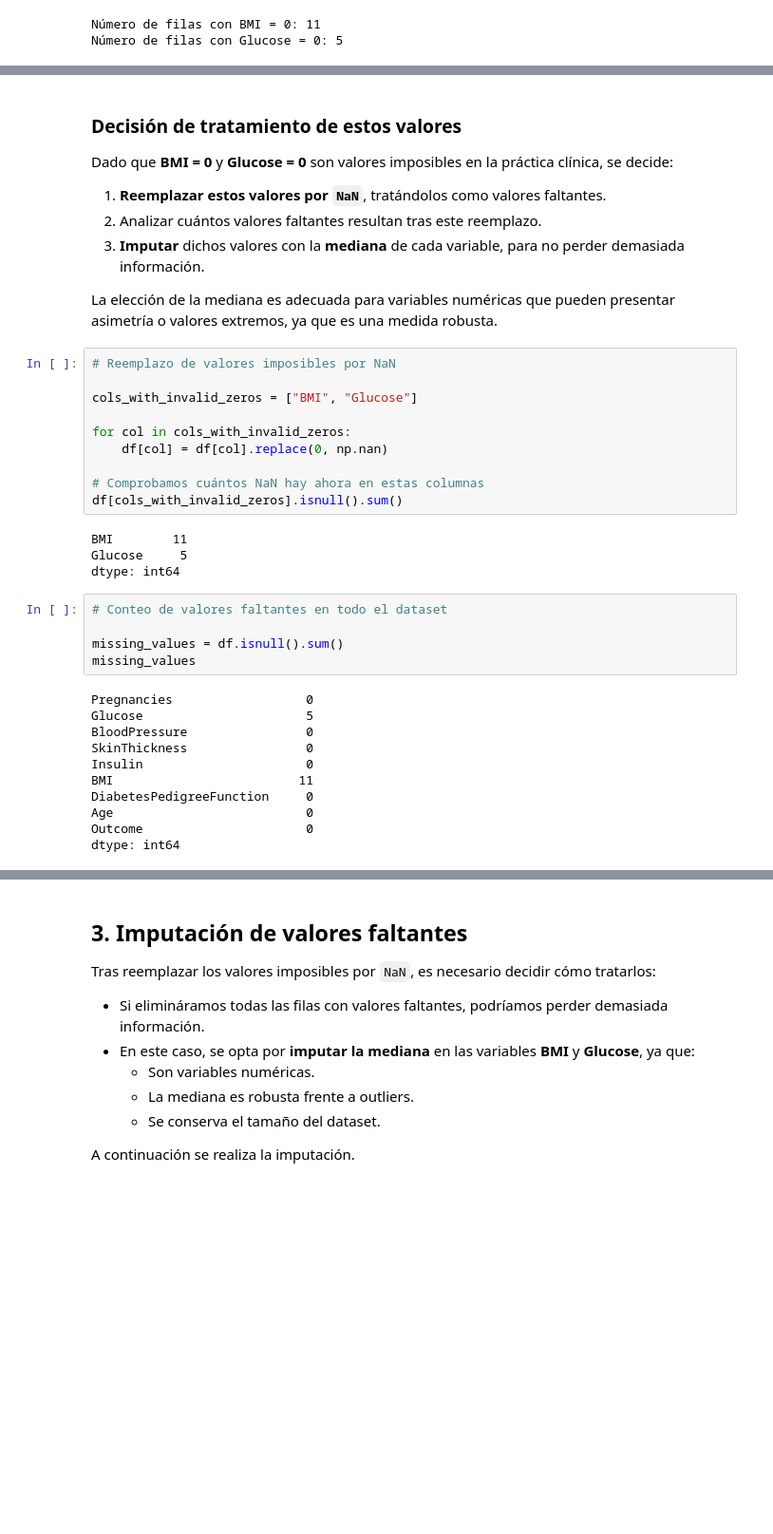
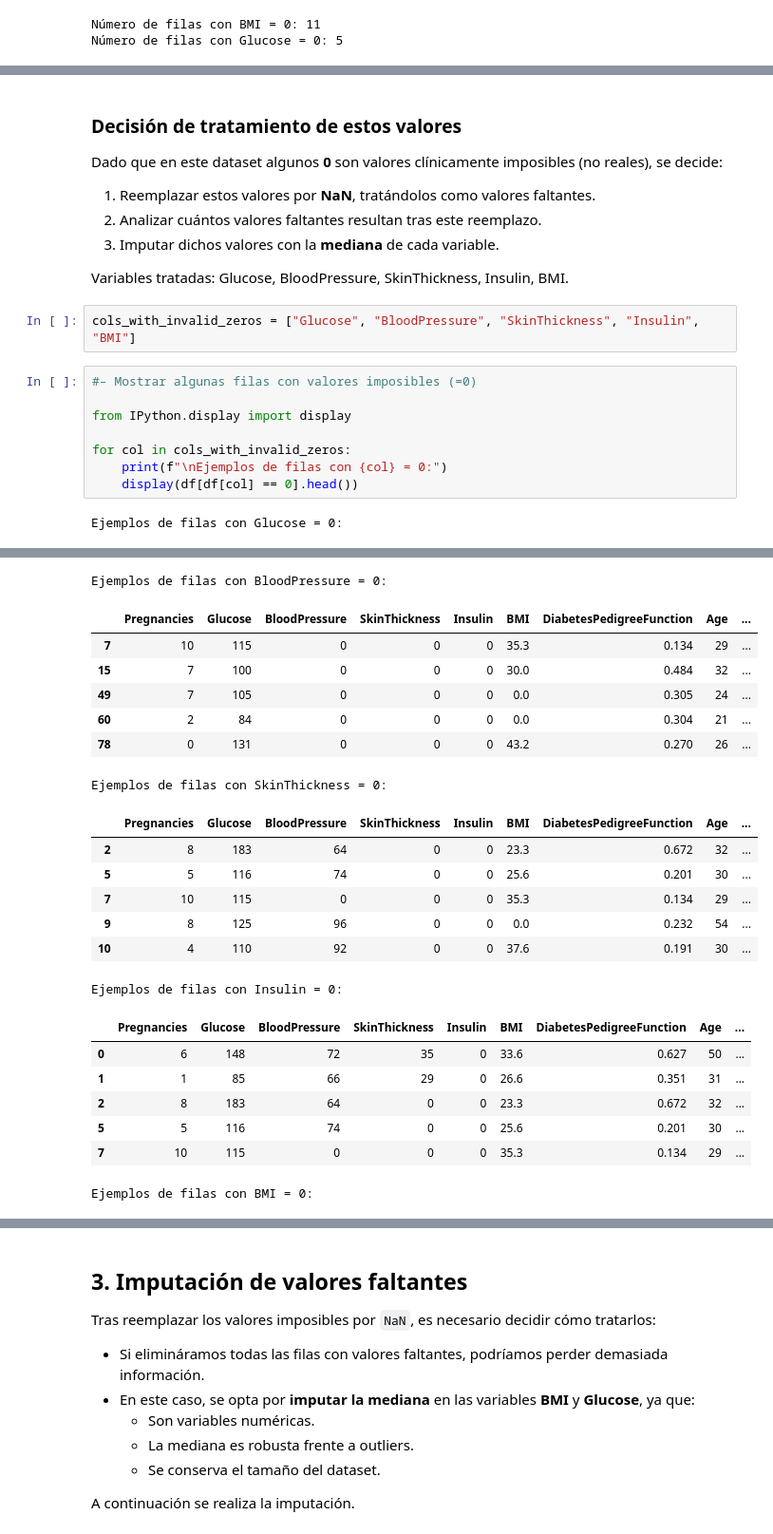
Before and after one commit to 4GeeksAcademy/dori1888-intro-ml, a Jupyter notebook: src/04-decission-tree.ipynb, the cells around one changed output, grey strips where cells are left out. Shown at 95% size. Cells and saved outputs as stored; diff of their text form; blank space fills up the shorter version.

```diff
--- a/src/04-decission-tree.ipynb
+++ b/src/04-decission-tree.ipynb
@@ -114,40 +117,22 @@ Ejemplos de filas con Glucose = 0:
 # %% [markdown]
 ### Decisión de tratamiento de estos valores
 
-Dado que **BMI = 0** y **Glucose = 0** son valores imposibles en la práctica clínica, se decide:
+Dado que en este dataset algunos **0** son valores clínicamente imposibles (no reales), se decide:
 
-1. **Reemplazar estos valores por `NaN`**, tratándolos como valores faltantes.
+1. Reemplazar estos valores por **NaN**, tratándolos como valores faltantes.
 2. Analizar cuántos valores faltantes resultan tras este reemplazo.
-3. **Imputar** dichos valores con la **mediana** de cada variable, para no perder demasiada información.
+3. Imputar dichos valores con la **mediana** de cada variable.
 
-La elección de la mediana es adecuada para variables numéricas que pueden presentar asimetría o valores extremos, ya que es una medida robusta.
+Variables tratadas: Glucose, BloodPressure, SkinThickness, Insulin, BMI.
-# %%
-# Reemplazo de valores imposibles por NaN
-
-cols_with_invalid_zeros = ["BMI", "Glucose"]
-
-for col in cols_with_invalid_zeros:
-    df[col] = df[col].replace(0, np.nan)
-
-# Comprobamos cuántos NaN hay ahora en estas columnas
-df[cols_with_invalid_zeros].isnull().sum()
-# %% [output]
-BMI        11
-Glucose     5
-dtype: int64
-# %%
-# Conteo de valores faltantes en todo el dataset
-
-missing_values = df.isnull().sum()
-missing_values
-# %% [output]
-Pregnancies                  0
-Glucose                      5
-BloodPressure                0
-SkinThickness                0
-Insulin                      0
-BMI                         11
-DiabetesPedigreeFunction     0
-Age                          0
-Outcome                      0
-dtype: int64
+# %%
+cols_with_invalid_zeros = ["Glucose", "BloodPressure", "SkinThickness", "Insulin", "BMI"]
+# %%
+#– Mostrar algunas filas con valores imposibles (=0)
+
+from IPython.display import display
+
+for col in cols_with_invalid_zeros:
+    print(f"\nEjemplos de filas con {col} = 0:")
+    display(df[df[col] == 0].head())
+# %% [output]
+Ejemplos de filas con Glucose = 0:
@@ -153,0 +145,22 @@ dtype: int64
+Ejemplos de filas con BloodPressure = 0:
+|  | Pregnancies | Glucose | BloodPressure | SkinThickness | Insulin | BMI | DiabetesPedigreeFunction | Age | ... |
+| 7 | 10 | 115 | 0 | 0 | 0 | 35.3 | 0.134 | 29 | ... |
+| 15 | 7 | 100 | 0 | 0 | 0 | 30.0 | 0.484 | 32 | ... |
+| 49 | 7 | 105 | 0 | 0 | 0 | 0.0 | 0.305 | 24 | ... |
+| 60 | 2 | 84 | 0 | 0 | 0 | 0.0 | 0.304 | 21 | ... |
+| 78 | 0 | 131 | 0 | 0 | 0 | 43.2 | 0.270 | 26 | ... |
+Ejemplos de filas con SkinThickness = 0:
+|  | Pregnancies | Glucose | BloodPressure | SkinThickness | Insulin | BMI | DiabetesPedigreeFunction | Age | ... |
+| 2 | 8 | 183 | 64 | 0 | 0 | 23.3 | 0.672 | 32 | ... |
+| 5 | 5 | 116 | 74 | 0 | 0 | 25.6 | 0.201 | 30 | ... |
+| 7 | 10 | 115 | 0 | 0 | 0 | 35.3 | 0.134 | 29 | ... |
+| 9 | 8 | 125 | 96 | 0 | 0 | 0.0 | 0.232 | 54 | ... |
+| 10 | 4 | 110 | 92 | 0 | 0 | 37.6 | 0.191 | 30 | ... |
+Ejemplos de filas con Insulin = 0:
+|  | Pregnancies | Glucose | BloodPressure | SkinThickness | Insulin | BMI | DiabetesPedigreeFunction | Age | ... |
+| 0 | 6 | 148 | 72 | 35 | 0 | 33.6 | 0.627 | 50 | ... |
+| 1 | 1 | 85 | 66 | 29 | 0 | 26.6 | 0.351 | 31 | ... |
+| 2 | 8 | 183 | 64 | 0 | 0 | 23.3 | 0.672 | 32 | ... |
+| 5 | 5 | 116 | 74 | 0 | 0 | 25.6 | 0.201 | 30 | ... |
+| 7 | 10 | 115 | 0 | 0 | 0 | 35.3 | 0.134 | 29 | ... |
+Ejemplos de filas con BMI = 0:
```
Also changed, not shown: parts of 18 cells of this notebook.
